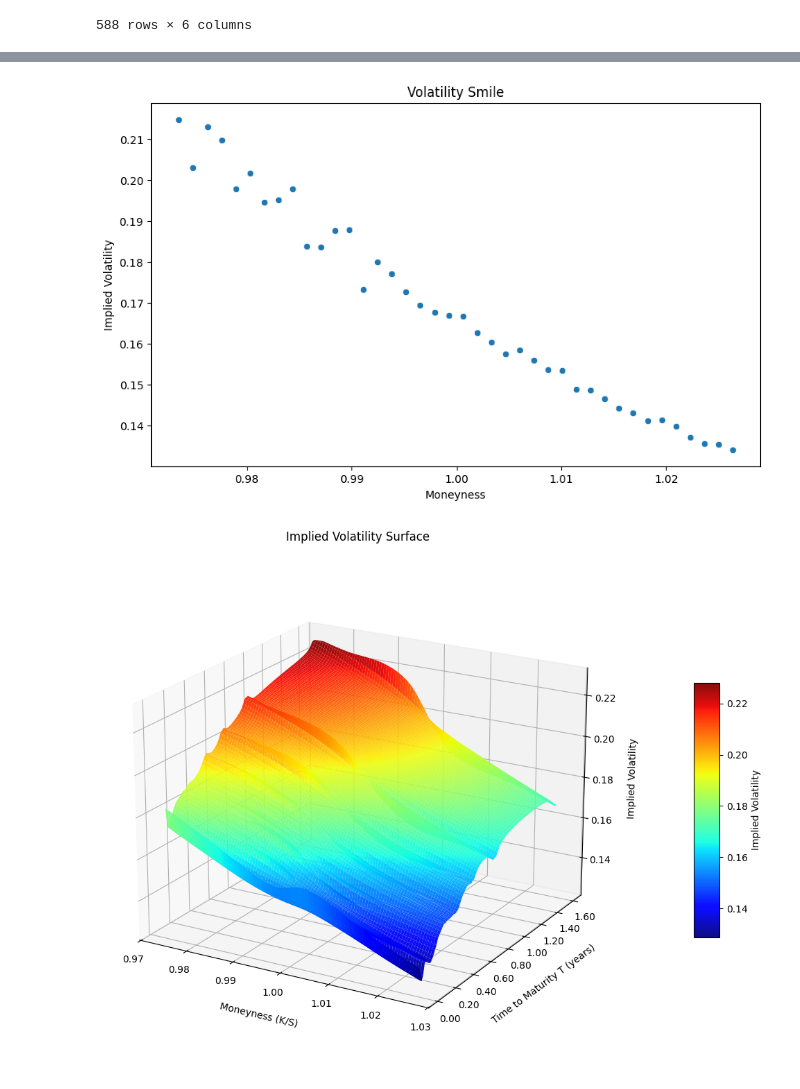
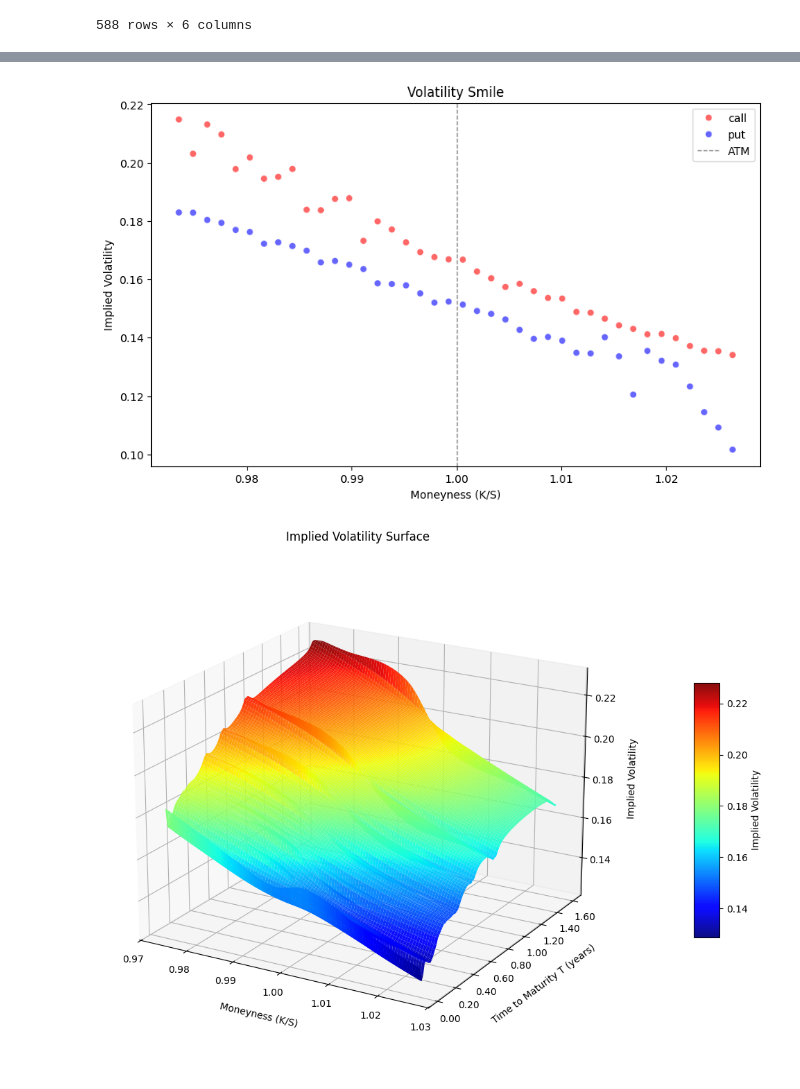
Before and after one commit to etiennevzn/VolatilitySmileAnalyzer, a Jupyter notebook: test.ipynb, the cells around one changed output, grey strips where cells are left out. Drawn from its saved outputs; the diff is of its cells as text; code cells hidden in the pictures.

Commit message:
added option type differentiation in 2d plot

```diff
--- a/test.ipynb
+++ b/test.ipynb
@@ -85,6 +85,5 @@ smile_df
 # %%
 expiry_date = "2026-05-22"
 target = pd.to_datetime(expiry_date).date()
-option_type = "call"
-smile_data_2d = smile_df[(smile_df["expiration_date"] == target) & (smile_df["type"] == "call")]
+smile_data_2d = smile_df[(smile_df["expiration_date"] == target)]
 # %%
@@ -99,14 +105,15 @@ smile_data_2d.head()
 # %%
-strikes = smile_data_2d["moneyness"]
-implied_vols = smile_data_2d["implied_vol"]
 plt.figure(figsize=(10, 6))
-sns.scatterplot(x=strikes, y=implied_vols)
-plt.xlabel("Moneyness")
+sns.scatterplot(data=smile_data_2d, x='moneyness', y='implied_vol', hue='type',
+                palette={'put': 'blue', 'call': 'red'}, alpha=0.6)
+plt.axvline(x=1.0, color='gray', linestyle='--', linewidth=1, label='ATM')
+plt.xlabel("Moneyness (K/S)")
 plt.ylabel("Implied Volatility")
 plt.title("Volatility Smile")
+plt.legend()
 plt.show()
 # %% [output]
-[figure, old version]
+[figure, new version]
 # %%
 import numpy as np
 from scipy.interpolate import griddata, RBFInterpolator
```
Also changed, not shown: parts of 1 cell of this notebook.
